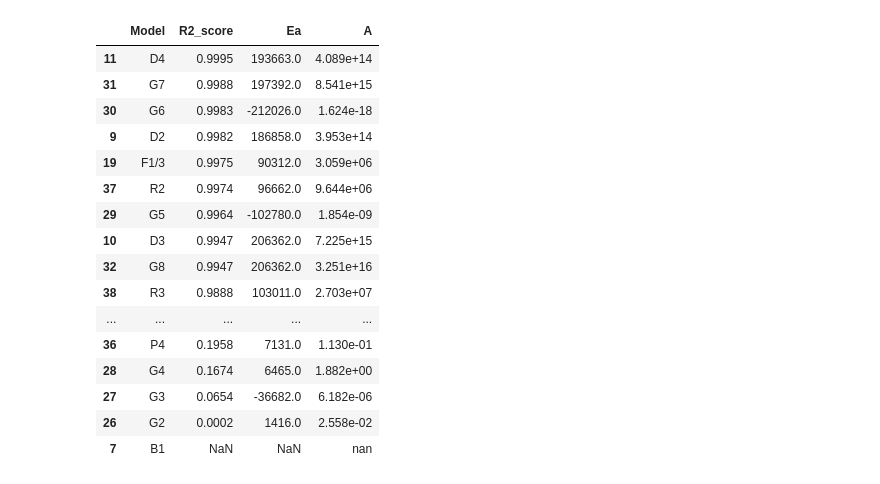
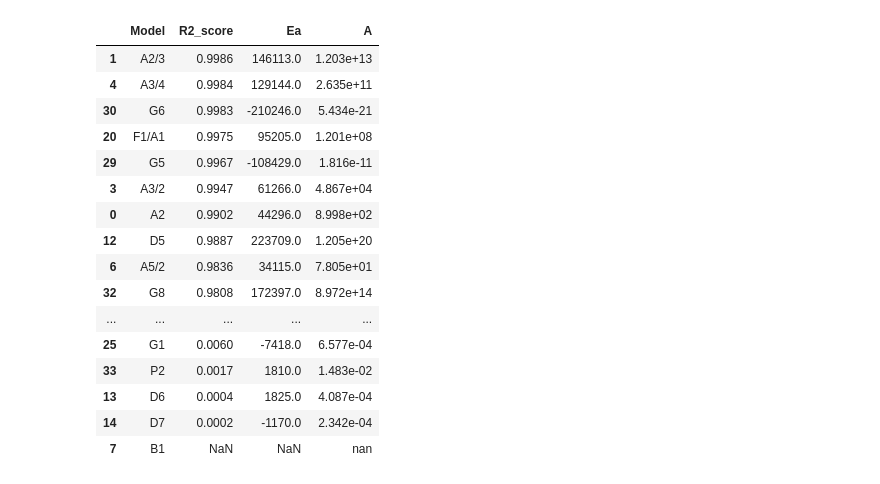
Before and after one commit to kdavjd/Open_ThermoKinetics, a Jupyter notebook: docs/ru/0_ssk.ipynb, the cells around one changed output. Drawn from its saved outputs; the diff is of its cells as text; code cells hidden in the pictures.

```diff
--- a/docs/ru/0_ssk.ipynb
+++ b/docs/ru/0_ssk.ipynb
@@ -12,7 +12,7 @@ import chardet
 plt.style.use(['science', 'no-latex', 'notebook', 'grid'])
 plt.rcParams['text.usetex'] = False
 
-file_path = current_directory / "r_0.csv"
+file_path = current_directory / "conversion_df.csv"
 
 if not file_path.exists():
     raise Exception(f"File {file_path} does not exist.")
@@ -37,11 +37,12 @@ import scipy.stats as stats
 from scipy.constants import R
 from src.core.app_settings import NUC_MODELS_TABLE, NUC_MODELS_LIST
 
-ALPHA_MIN = 0.005 # Минимальная конверсия
-ALPHA_MAX = 0.995 # Максимальная конверсия
-df["10_conversion"] = df["10"].cumsum() / df["10"].cumsum().max()
+ALPHA_MIN = 0.001 # Минимальная конверсия
+ALPHA_MAX = 0.999 # Максимальная конверсия
+BETA = 3
+conversion = df["rate_3_diff_reaction_0_conversion"]
 
-df["temperature"] = df["temperature"] + 273.15
+temperature = df["temperature"] + 273.15
 
 def calculate_direct_diff_lhs(da_dT, f_a_val):
     with np.errstate(divide='ignore', invalid='ignore'):
@@ -82,48 +83,48 @@ def process_model(temperature, conversion, model_key, beta):
         'Ea': [Ea],
         'A': [A],
     })
 
 def trim_conversion(temperature, conversion):
     valid_mask = (conversion >= ALPHA_MIN) & (conversion <= ALPHA_MAX)
     trimmed_conversion = conversion[valid_mask]
     trimmed_temperature = temperature[valid_mask]
 
     return trimmed_temperature, trimmed_conversion
 
 def obtain_direct_diff_coeffs(temperature, conversion, beta):
     direct_diff = pd.DataFrame(columns=['Model', 'R2_score', 'Ea', 'A'])
     trimmed_temperature, trimmed_conversion = trim_conversion(temperature, conversion)
     for i, model in enumerate(NUC_MODELS_LIST):
         temp_df = process_model(trimmed_temperature, trimmed_conversion, NUC_MODELS_LIST[i], beta)
         direct_diff = pd.concat([direct_diff, temp_df], ignore_index=True)
 
     return direct_diff
 
-beta = 3
-direct_diff = obtain_direct_diff_coeffs(df["temperature"], df["10_conversion"], beta)
+
+direct_diff = obtain_direct_diff_coeffs(temperature, conversion, BETA)
 
 df_sorted = direct_diff.sort_values(by='R2_score', ascending=False)
 
 df_sorted['R2_score'] = df_sorted['R2_score'].round(4)
 df_sorted['Ea'] = df_sorted['Ea'].round()
 df_sorted['A'] = df_sorted['A'].apply(lambda x: f"{x:.3e}")
 
 df_sorted
 # %% [output]
 |  | Model | R2_score | Ea | A |
-| 11 | D4 | 0.9995 | 193663.0 | 4.089e+14 |
-| 31 | G7 | 0.9988 | 197392.0 | 8.541e+15 |
-| 30 | G6 | 0.9983 | -212026.0 | 1.624e-18 |
-| 9 | D2 | 0.9982 | 186858.0 | 3.953e+14 |
-| 19 | F1/3 | 0.9975 | 90312.0 | 3.059e+06 |
-| 37 | R2 | 0.9974 | 96662.0 | 9.644e+06 |
-| 29 | G5 | 0.9964 | -102780.0 | 1.854e-09 |
-| 10 | D3 | 0.9947 | 206362.0 | 7.225e+15 |
-| 32 | G8 | 0.9947 | 206362.0 | 3.251e+16 |
-| 38 | R3 | 0.9888 | 103011.0 | 2.703e+07 |
+| 1 | A2/3 | 0.9986 | 146113.0 | 1.203e+13 |
+| 4 | A3/4 | 0.9984 | 129144.0 | 2.635e+11 |
+| 30 | G6 | 0.9983 | -210246.0 | 5.434e-21 |
+| 20 | F1/A1 | 0.9975 | 95205.0 | 1.201e+08 |
+| 29 | G5 | 0.9967 | -108429.0 | 1.816e-11 |
+| 3 | A3/2 | 0.9947 | 61266.0 | 4.867e+04 |
+| 0 | A2 | 0.9902 | 44296.0 | 8.998e+02 |
+| 12 | D5 | 0.9887 | 223709.0 | 1.205e+20 |
+| 6 | A5/2 | 0.9836 | 34115.0 | 7.805e+01 |
+| 32 | G8 | 0.9808 | 172397.0 | 8.972e+14 |
 | ... | ... | ... | ... | ... |
-| 36 | P4 | 0.1958 | 7131.0 | 1.130e-01 |
-| 28 | G4 | 0.1674 | 6465.0 | 1.882e+00 |
-| 27 | G3 | 0.0654 | -36682.0 | 6.182e-06 |
-| 26 | G2 | 0.0002 | 1416.0 | 2.558e-02 |
+| 25 | G1 | 0.0060 | -7418.0 | 6.577e-04 |
+| 33 | P2 | 0.0017 | 1810.0 | 1.483e-02 |
+| 13 | D6 | 0.0004 | 1825.0 | 4.087e-04 |
+| 14 | D7 | 0.0002 | -1170.0 | 2.342e-04 |
 | 7 | B1 | NaN | NaN | nan |
```
Also changed, not shown: parts of 5 cells of this notebook, 3 other files.
